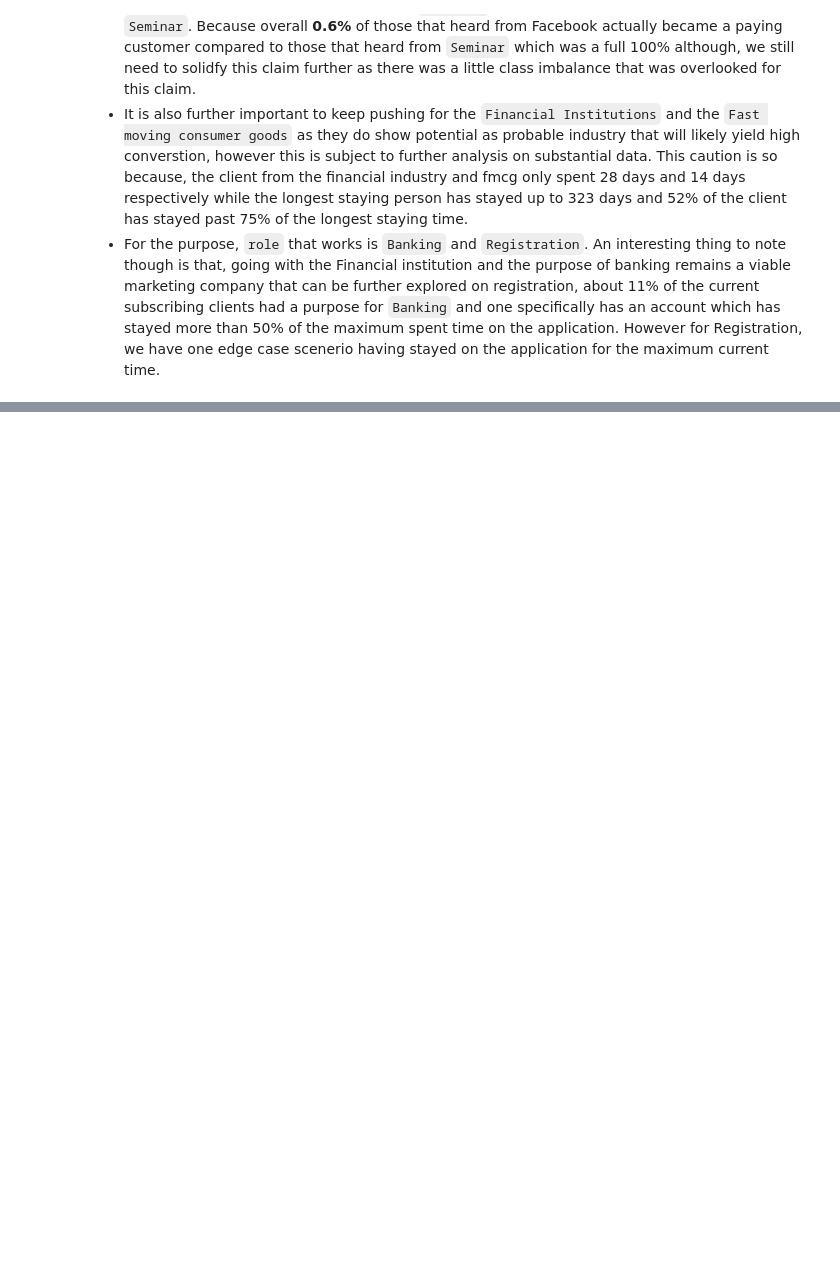
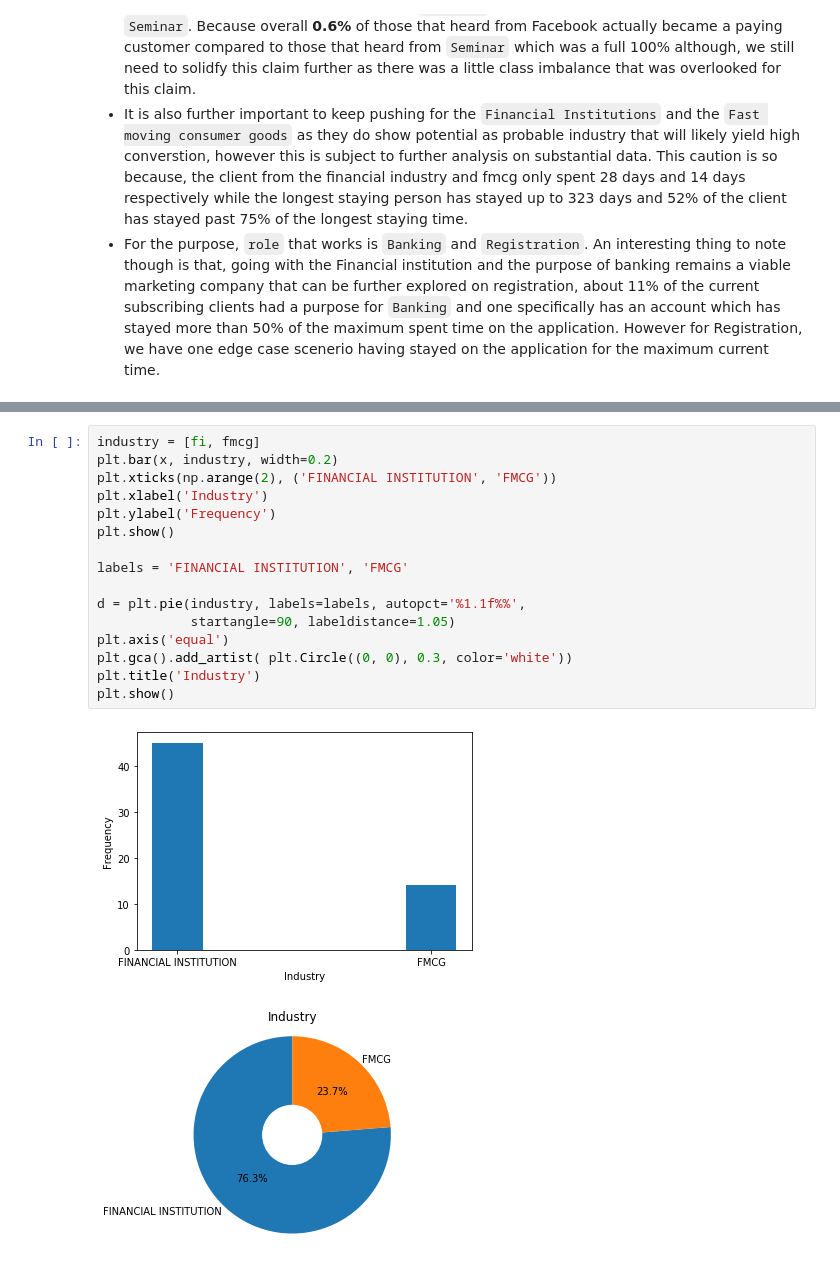
Before and after one commit to sfxdoluwasegun/seamfix-bioregistra-data-project-migration, a Jupyter notebook: pythonfolder/MarketBasketAnalysis.ipynb, the cells around one changed output, grey strips where cells are left out. Saved outputs shown, nothing was run; the diff lists cells and outputs as text; blank space fills up the shorter version.

```diff
--- a/pythonfolder/MarketBasketAnalysis.ipynb
+++ b/pythonfolder/MarketBasketAnalysis.ipynb
@@ -212,0 +197,19 @@ subscribedClients.reason_for_signup
+# %%
+industry = [fi, fmcg]
+plt.bar(x, industry, width=0.2)
+plt.xticks(np.arange(2), ('FINANCIAL INSTITUTION', 'FMCG'))
+plt.xlabel('Industry')
+plt.ylabel('Frequency')
+plt.show()
+
+labels = 'FINANCIAL INSTITUTION', 'FMCG'
+
+d = plt.pie(industry, labels=labels, autopct='%1.1f%%',
+            startangle=90, labeldistance=1.05)
+plt.axis('equal')
+plt.gca().add_artist( plt.Circle((0, 0), 0.3, color='white'))
+plt.title('Industry')
+plt.show()
+# %% [output]
+[figure, added]
+[figure, added]
```
Also changed, not shown: parts of 17 cells of this notebook.
